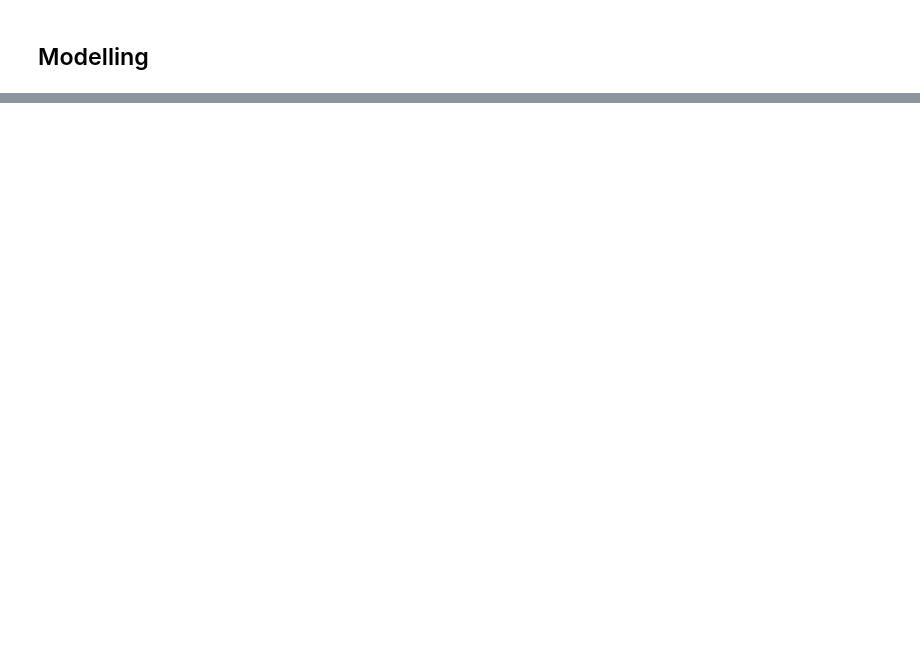
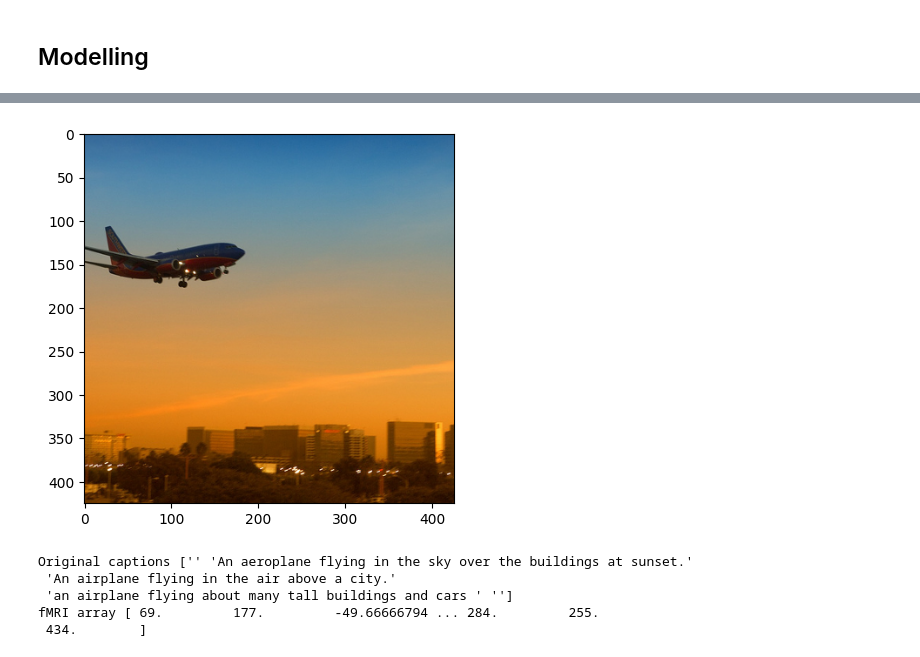
Before and after one commit to nik-bond/MindSee, a Jupyter notebook: model/Modelling_copy_Nikita.ipynb, the cells around one changed output, grey strips where cells are left out. Cells and saved outputs as stored; diff of their text form; code cells hidden in the pictures; blank space fills up the shorter version.

```diff
--- a/model/Modelling_copy_Nikita.ipynb
+++ b/model/Modelling_copy_Nikita.ipynb
@@ -53,4 +38,4 @@ X_train = np.load('../raw_data/nsd_train_fmriavg_nsdgeneral_sub1.npy')
 # %%
-X_test = np.load('../raw_data/nsd_test_fmriavg_nsdgeneral_sub1.npy')
+X_test = np.load('../data/nsd_test_fmriavg_nsdgeneral_sub1.npy')
 # %%
 X_train.shape
@@ -173,0 +107,8 @@ Index(['bank', 'tablecloth', 'vast', 'flowery'], dtype='object')
+# %%
+images_file = h5.File("../data/nsd_stimuli.hdf5", "r")
+images = images_file['imgBrick']
+stim_list_test=np.load('../data/nsd_test_stim_list1.npy')
+stim_list_train=np.load('../data/subj01_nsd_train_stim_list1.npy')
+train_caps=np.load('../data/nsd_train_cap_sub1.npy')
+test_caps=np.load('../data/nsd_test_cap_sub1.npy')
+X_test_dataframe = pd.read_csv('../data/df_test.csv')
@@ -173,0 +122,15 @@ Index(['bank', 'tablecloth', 'vast', 'flowery'], dtype='object')
+# %%
+x_num=2
+test_index=stim_list_test[x_num]
+plt.imshow(images[test_index])
+plt.show()
+
+print('Original captions', test_caps[x_num])
+print('fMRI array', X_test[x_num])
+# %% [output]
+[figure, added]
+Original captions ['' 'An aeroplane flying in the sky over the buildings at sunset.'
+ 'An airplane flying in the air above a city.'
+ 'an airplane flying about many tall buildings and cars ' '']
+fMRI array [ 69.         177.         -49.66666794 ... 284.         255.
+ 434.        ]
```
Also changed, not shown: parts of 21 cells of this notebook, 4 other files.
